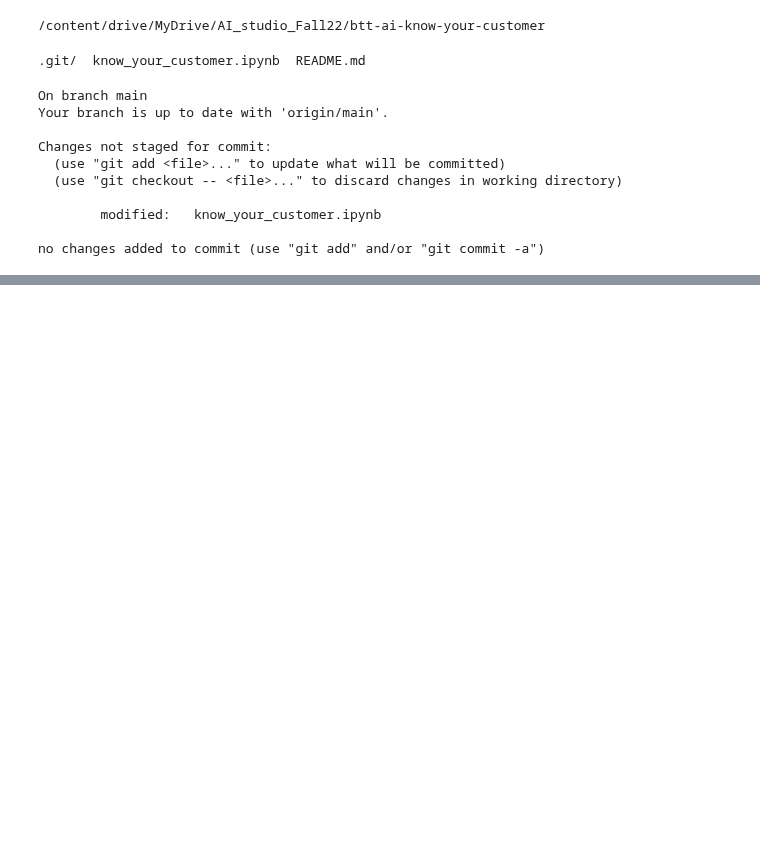
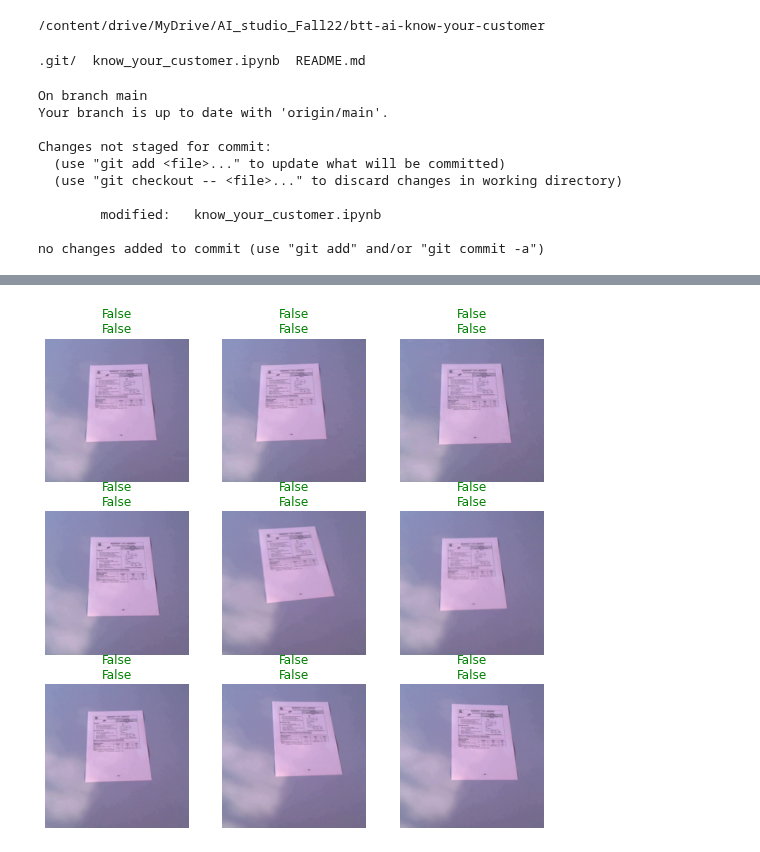
Before and after one commit to alixintong/btt-ai-know-your-customer, a Jupyter notebook: know_your_customer.ipynb, the cells around one changed output, grey strips where cells are left out. Saved outputs shown, nothing was run; the diff lists cells and outputs as text; code cells hidden in the pictures; blank space fills up the shorter version.

```diff
--- a/know_your_customer.ipynb
+++ b/know_your_customer.ipynb
@@ -145,0 +232,4 @@ no changes added to commit (use "git add" and/or "git commit -a")
+# %%
+# Create Learner with pretrained ResNet34
+learn = vision_learner(dls, resnet34, metrics=error_rate)
+learn.fine_tune(1)
@@ -145,0 +242,3 @@ no changes added to commit (use "git add" and/or "git commit -a")
+# %%
+learn.show_results()
+# %% [output]
@@ -145,0 +246 @@ no changes added to commit (use "git add" and/or "git commit -a")
+[figure, added]
```
Also changed, not shown: parts of 23 cells of this notebook.
